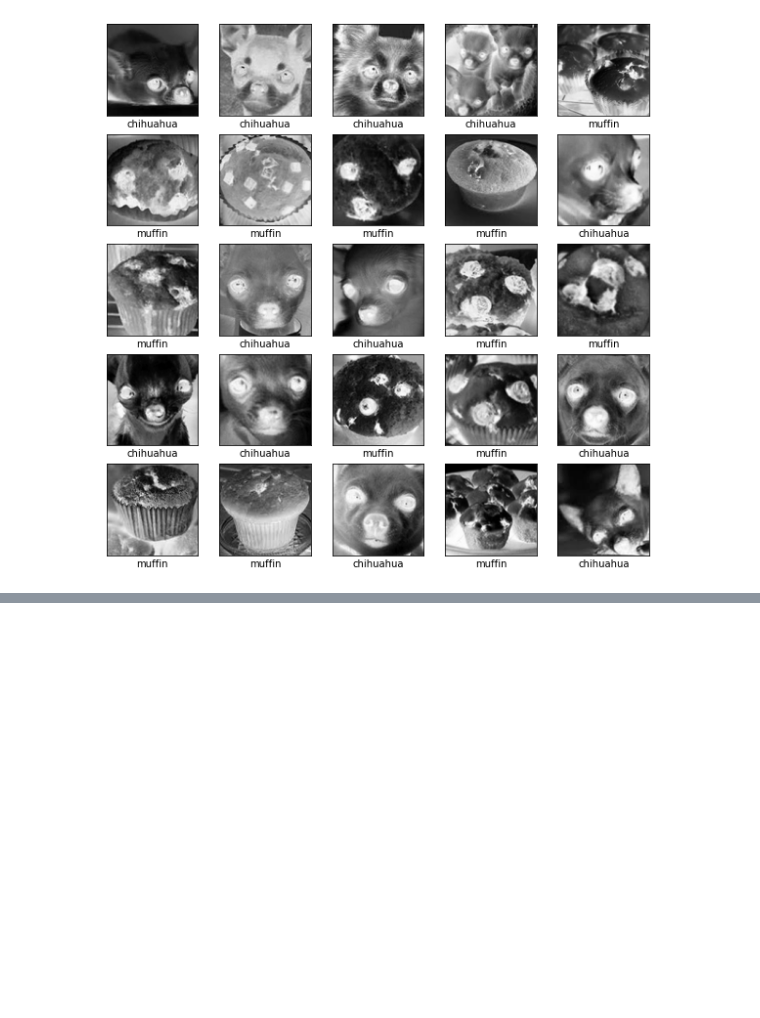
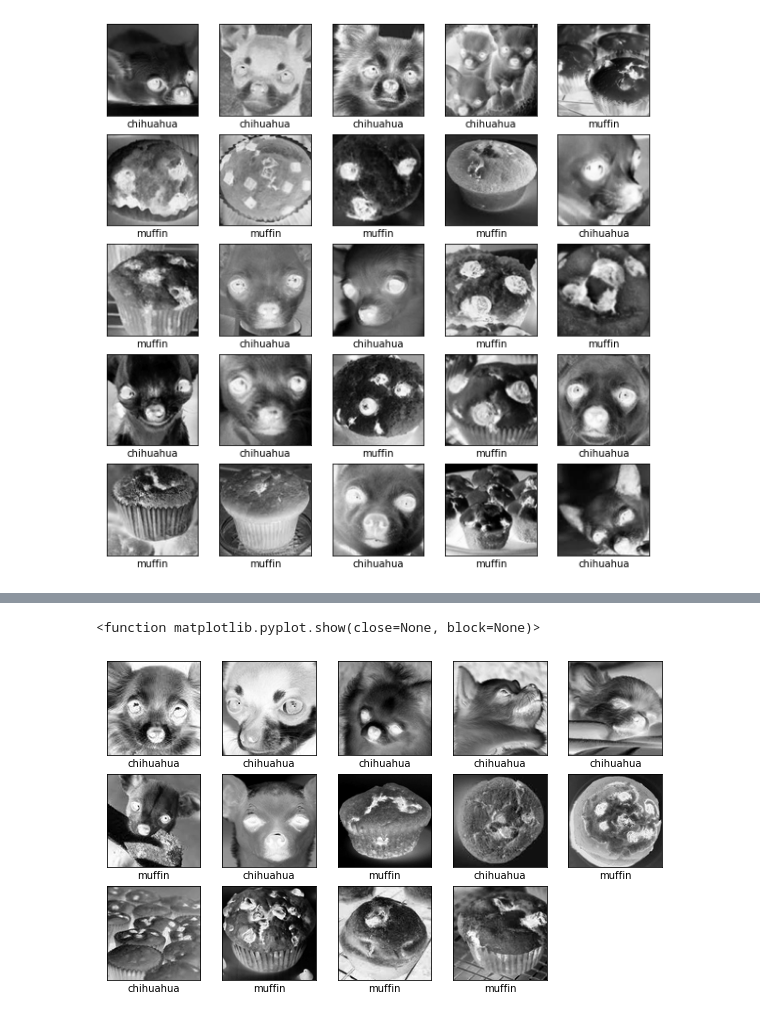
Before and after one commit to oktavianuu/chi-muff, a Jupyter notebook: chi_muff.ipynb, the cells around one changed output, grey strips where cells are left out. Drawn from its saved outputs; the diff is of its cells as text; code cells hidden in the pictures; blank space fills up the shorter version.

```diff
--- a/chi_muff.ipynb
+++ b/chi_muff.ipynb
@@ -81,0 +87,9 @@ plt.show
+# %%
+# Build the model
+# setting up layers
+model = keras.Sequential([
+    keras.layers.Flatten(input_shape=(100, 100)),
+        keras.layers.Dense(128, activation=tf.nn.sigmoid),
+        keras.layers.Dense(16, activation=tf.nn.sigmoid),
+    keras.layers.Dense(2, activation=tf.nn.softmax)
+])
@@ -81,0 +99,9 @@ plt.show
+# %%
+# COMPILE THE MODEL
+sgd = keras.optimizers.SGD(lr=0.01, decay=1e-5, momentum=0.7, nesterov=True)
+model.compile(optimizer=sgd,
+              loss='sparse_categorical_crossentropy',
+              metrics=['accuracy'])
+# %%
+# train model
+model.fit(train_images, train_labels, epochs=100)
@@ -81,0 +134,3 @@ plt.show
+# %%
+# make predictions
+predictions = model.predict(test_images)
@@ -81,0 +154,6 @@ plt.show
+# %%
+display_images(test_images, np.argmax(predictions, axis=1))
+plt.show
+# %% [output]
+<function matplotlib.pyplot.show(close=None, block=None)>
+[figure, added]
```
Also changed, not shown: parts of 5 cells of this notebook.
